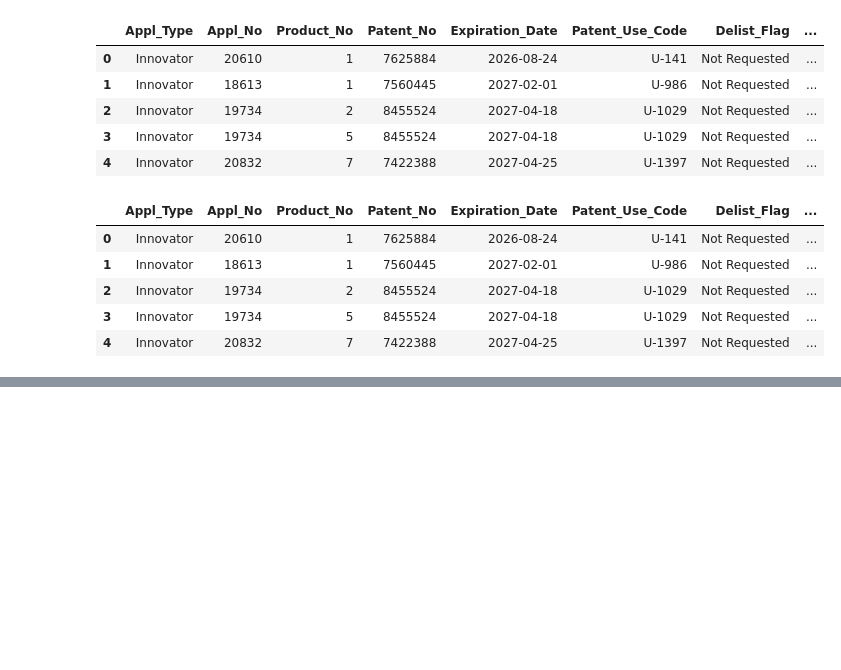
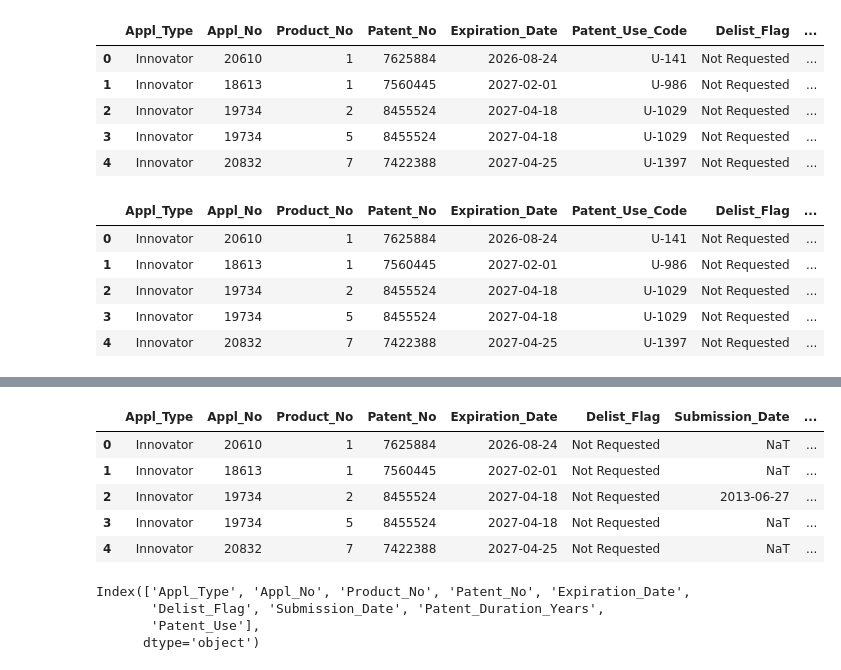
Before and after one commit to juanjomarcruz/FDA_Orange_Book_Project, a Jupyter notebook: 2_Jupyter_Notebooks/pre_analysis_cleaning_transformation_pat.ipynb, the cells around one changed output, grey strips where cells are left out. Drawn from its saved outputs; the diff is of its cells as text; code cells hidden in the pictures; blank space fills up the shorter version.

Commit message:
EDA on Patents Table updated. Patents Table was furtherly transformed to map patent use codes with descriptions using the file patent_use_codes_raw.xlsx

```diff
--- a/2_Jupyter_Notebooks/pre_analysis_cleaning_transformation_pat.ipynb
+++ b/2_Jupyter_Notebooks/pre_analysis_cleaning_transformation_pat.ipynb
@@ -108,10 +117,8 @@ Not Requested    19974
 Requested           78
 Name: count, dtype: int64
 # %%
-#Fill null values for Patent_Use_Code column and Submission_Date
-
-df_pat['Patent_Use_Code'].fillna('None', inplace=True)
-df_pat['Submission_Date'].fillna('Unknown', inplace=True)
+#Fill null values for Submission_Date
+df_pat['Submission_Date'].fillna("Unknown", inplace=True)
 # %% [output]
 The behavior will change in pandas 3.0. This inplace method will never work because the intermediate object on which we are setting values always behaves as a copy.
 
@@ -208,8 +209,7 @@ df_pat.head()
 #Finally we will create a new column called Patent_Duration
 
 df_pat['Patent_Duration_Years'] = round((df_pat['Expiration_Date'] -  df_pat['Submission_Date']).dt.days / 365.25,1) #to years
-df_pat['Patent_Duration_Years'] = df_pat['Patent_Duration_Years'].fillna('Unknown')
-df_pat['Submission_Date'] = df_pat['Submission_Date'].fillna('Unknown')
+
 df_pat.head()
 # %% [output]
 |  | Appl_Type | Appl_No | Product_No | Patent_No | Expiration_Date | Patent_Use_Code | Delist_Flag | ... |
@@ -220,0 +240,4 @@ df_pat.head()
+# %%
+#Lets turn Appl_No and Product_No into objects as they are not going to be used for calculations.
+df_pat['Appl_No'] = df_pat['Appl_No'].astype(str)
+df_pat['Product_No'] = df_pat['Product_No'].astype(str)
@@ -220,0 +268,4 @@ df_pat.head()
+# %%
+#Lets turn the file containing patent use codes and descriptions (patent_use_codes_raw.xlsx) into a dataframe.
+df_patent_description = pd.read_excel("../1_Data/Data_Raw/patent_use_codes_raw.xlsx", sheet_name="Sheet1") #we checked the delimiter by opening the txt.
+df_patent_description.head()
@@ -220,0 +279,18 @@ df_pat.head()
+# %%
+df_pat['Patent_Use'] = df_pat['Patent_Use_Code'].map(dict(zip(df_patent_description['Code'], df_patent_description['Definition']))).fillna("No Code")#map applies the function to both columns in one code line.
+df_pat.drop(['Patent_Use_Code'], axis = 1, inplace = True) #drop unnecessary columns.
+df_pat.head()
+# %% [output]
+|  | Appl_Type | Appl_No | Product_No | Patent_No | Expiration_Date | Delist_Flag | Submission_Date | ... |
+| 0 | Innovator | 20610 | 1 | 7625884 | 2026-08-24 | Not Requested | NaT | ... |
+| 1 | Innovator | 18613 | 1 | 7560445 | 2027-02-01 | Not Requested | NaT | ... |
+| 2 | Innovator | 19734 | 2 | 8455524 | 2027-04-18 | Not Requested | 2013-06-27 | ... |
+| 3 | Innovator | 19734 | 5 | 8455524 | 2027-04-18 | Not Requested | NaT | ... |
+| 4 | Innovator | 20832 | 7 | 7422388 | 2027-04-25 | Not Requested | NaT | ... |
+# %%
+df_pat.columns
+# %% [output]
+Index(['Appl_Type', 'Appl_No', 'Product_No', 'Patent_No', 'Expiration_Date',
+       'Delist_Flag', 'Submission_Date', 'Patent_Duration_Years',
+       'Patent_Use'],
+      dtype='object')
```
Also changed, not shown: parts of 12 cells of this notebook, 4 other files.
